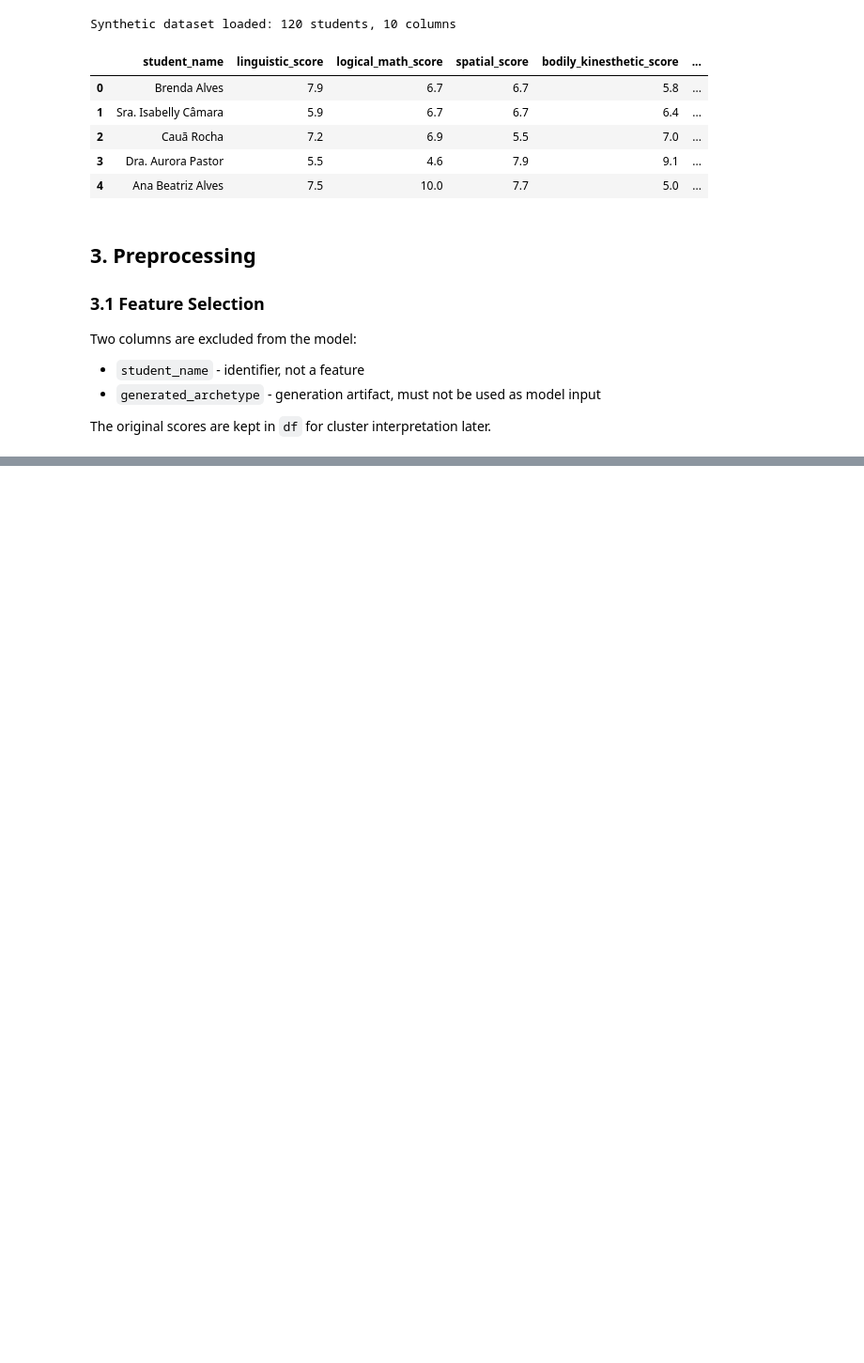
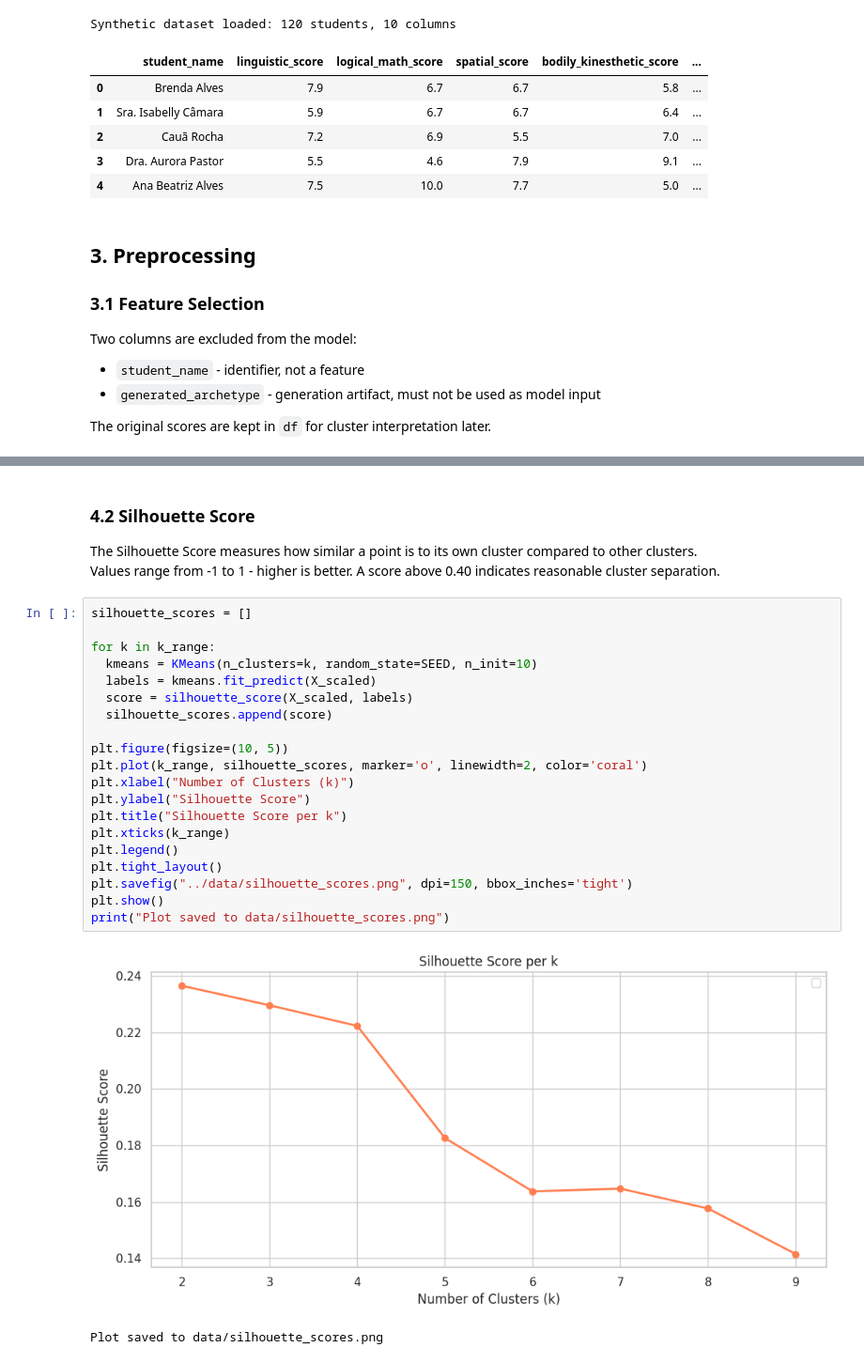
Before and after one commit to viniwenz/learning-profile-analysis, a Jupyter notebook: notebooks/02_modeling.ipynb, the cells around one changed output, grey strips where cells are left out. Shown at 94% size. Drawn from its saved outputs; the diff is of its cells as text; blank space fills up the shorter version.

```diff
--- a/notebooks/02_modeling.ipynb
+++ b/notebooks/02_modeling.ipynb
@@ -91,0 +169,28 @@ This ensures the dataset remains complete without removing student records.
+# %% [markdown]
+### 4.2 Silhouette Score
+
+The Silhouette Score measures how similar a point is to its own cluster compared to other clusters.
+Values range from -1 to 1 - higher is better. A score above 0.40 indicates reasonable cluster separation.
+# %%
+silhouette_scores = []
+
+for k in k_range:
+  kmeans = KMeans(n_clusters=k, random_state=SEED, n_init=10)
+  labels = kmeans.fit_predict(X_scaled)
+  score = silhouette_score(X_scaled, labels)
+  silhouette_scores.append(score)
+
+plt.figure(figsize=(10, 5))
+plt.plot(k_range, silhouette_scores, marker='o', linewidth=2, color='coral')
+plt.xlabel("Number of Clusters (k)")
+plt.ylabel("Silhouette Score")
+plt.title("Silhouette Score per k")
+plt.xticks(k_range)
+plt.legend()
+plt.tight_layout()
+plt.savefig("../data/silhouette_scores.png", dpi=150, bbox_inches='tight')
+plt.show()
+print("Plot saved to data/silhouette_scores.png")
+# %% [output]
+[figure, added]
+Plot saved to data/silhouette_scores.png
```
Also changed, not shown: parts of 8 cells of this notebook, 3 other files.
